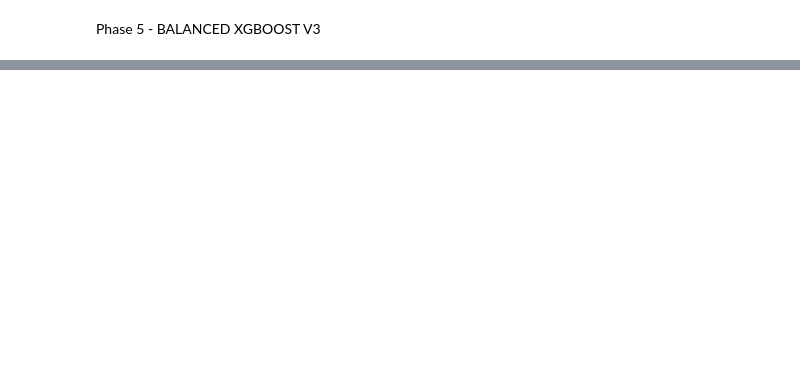
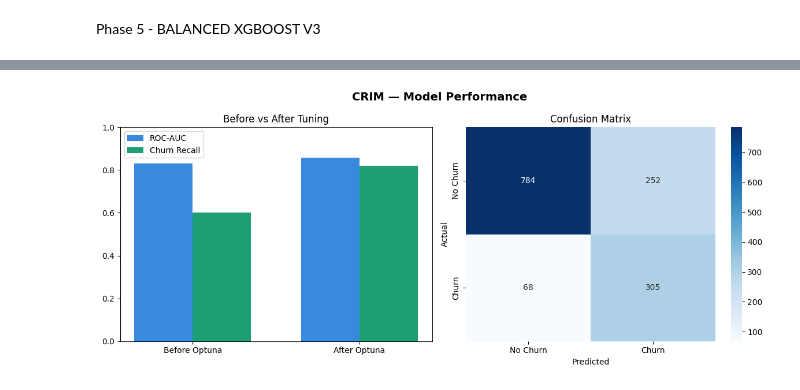
Before and after one commit to Hajirayyy/CRIM, a Jupyter notebook: notebooks/model_training.ipynb, the cells around one changed output, grey strips where cells are left out. Cells and saved outputs as stored; diff of their text form; code cells hidden in the pictures; blank space fills up the shorter version.

```diff
--- a/notebooks/model_training.ipynb
+++ b/notebooks/model_training.ipynb
@@ -549,0 +628,15 @@ Confusion Matrix:
+# %%
+best_params = study.best_params
+best_params['scale_pos_weight'] = spw
+best_params['random_state'] = 42
+best_params['eval_metric'] = 'auc'
+
+final_model = XGBClassifier(**best_params)
+final_model.fit(X_train, y_train)
+
+y_final_prob = final_model.predict_proba(X_test)[:, 1]
+y_final_pred = final_model.predict(X_test)
+
+print("= FINAL MODEL =")
+print(classification_report(y_test, y_final_pred, target_names=['No Churn', 'Churn']))
+print("ROC-AUC:", round(roc_auc_score(y_test, y_final_prob), 4))
@@ -549,0 +655,37 @@ Confusion Matrix:
+# %%
+import matplotlib.pyplot as plt
+import numpy as np
+
+fig, axes = plt.subplots(1, 2, figsize=(12, 5))
+fig.suptitle('CRIM — Model Performance', fontsize=14, fontweight='bold')
+
+# Chart 1: Before vs After Optuna
+models = ['Before Optuna', 'After Optuna']
+roc = [0.83, 0.858]
+recall = [0.60, 0.82]
+x = np.arange(2)
+width = 0.35
+axes[0].bar(x - width/2, roc, width, label='ROC-AUC', color='#378ADD')
+axes[0].bar(x + width/2, recall, width, label='Churn Recall', color='#1D9E75')
+axes[0].set_ylim(0, 1.0)
+axes[0].set_xticks(x)
+axes[0].set_xticklabels(models)
+axes[0].set_title('Before vs After Tuning')
+axes[0].legend()
+
+# Chart 2: Confusion Matrix
+from sklearn.metrics import confusion_matrix
+import seaborn as sns
+cm = confusion_matrix(y_test, final_model.predict(X_test))
+sns.heatmap(cm, annot=True, fmt='d', cmap='Blues', ax=axes[1],
+            xticklabels=['No Churn', 'Churn'],
+            yticklabels=['No Churn', 'Churn'])
+axes[1].set_title('Confusion Matrix')
+axes[1].set_ylabel('Actual')
+axes[1].set_xlabel('Predicted')
+
+plt.tight_layout()
+plt.savefig('crim_results.png', dpi=150, bbox_inches='tight')
+plt.show()
+# %% [output]
+[figure, added]
```
Also changed, not shown: parts of 15 cells of this notebook, 1 other file.
